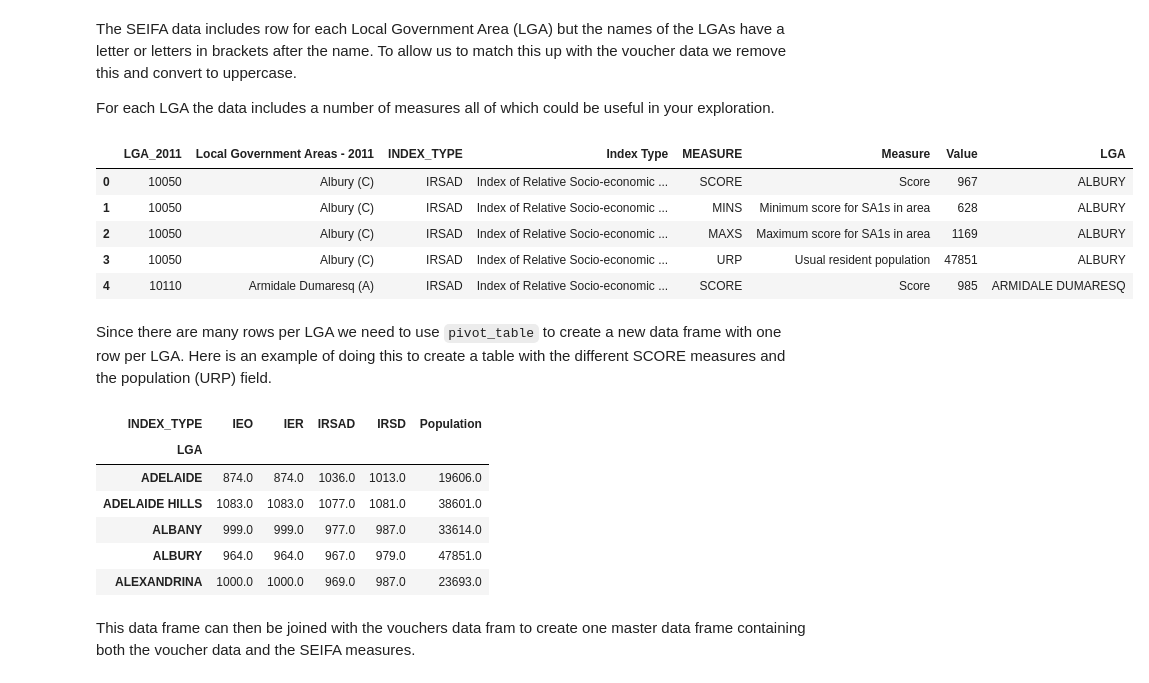
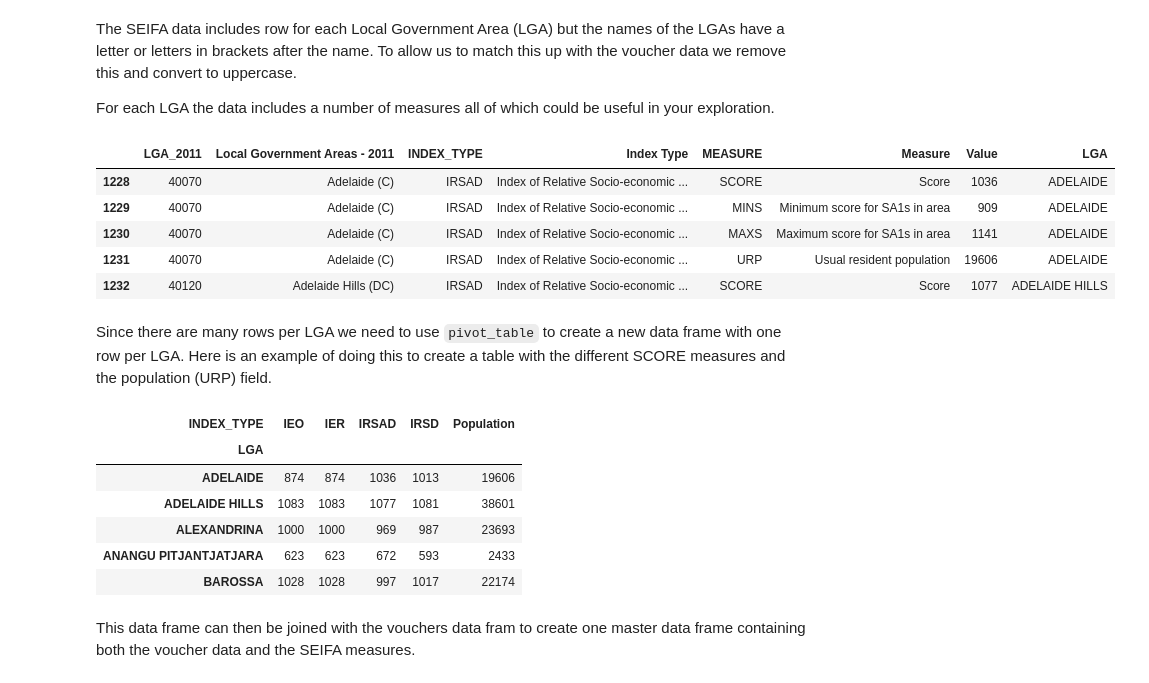
Before and after one commit to MQCOMP2200-S2-2021/data-science-portfolio-aarushi1998, a Jupyter notebook: Portfolio 2.ipynb, the cells around one changed output. Drawn from its saved outputs; the diff is of its cells as text; code cells hidden in the pictures.

```diff
--- a/Portfolio 2.ipynb
+++ b/Portfolio 2.ipynb
@@ -22,6 +22,7 @@ import numpy as np
 import matplotlib.pyplot as plt
 import seaborn as sns
 %matplotlib inline
+pd.set_option('display.max_rows', None)
 # %%
 # read the sports vouchers data
 sa_vouchers = pd.read_csv("files/sportsvouchersclaimed.csv")
@@ -40,16 +41,17 @@ For each LGA the data includes a number of measures all of which could be useful
 # %%
 # read the SEIFA data, create an LGA column by removing the letters in brackets and converting to uppercase
 seifa = pd.read_csv('files/ABS_SEIFA_LGA.csv')
+seifa = seifa[seifa.LGA_2011.astype(str).str[0] == '4']
 lga = seifa["Local Government Areas - 2011"].str.replace(' \([ACSRCDMT]+\)', '').str.upper()
 seifa['LGA'] = lga
 seifa.head()
 # %% [output]
 |  | LGA_2011 | Local Government Areas - 2011 | INDEX_TYPE | Index Type | MEASURE | Measure | Value | LGA |
-| 0 | 10050 | Albury (C) | IRSAD | Index of Relative Socio-economic ... | SCORE | Score | 967 | ALBURY |
-| 1 | 10050 | Albury (C) | IRSAD | Index of Relative Socio-economic ... | MINS | Minimum score for SA1s in area | 628 | ALBURY |
-| 2 | 10050 | Albury (C) | IRSAD | Index of Relative Socio-economic ... | MAXS | Maximum score for SA1s in area | 1169 | ALBURY |
-| 3 | 10050 | Albury (C) | IRSAD | Index of Relative Socio-economic ... | URP | Usual resident population | 47851 | ALBURY |
-| 4 | 10110 | Armidale Dumaresq (A) | IRSAD | Index of Relative Socio-economic ... | SCORE | Score | 985 | ARMIDALE DUMARESQ |
+| 1228 | 40070 | Adelaide (C) | IRSAD | Index of Relative Socio-economic ... | SCORE | Score | 1036 | ADELAIDE |
+| 1229 | 40070 | Adelaide (C) | IRSAD | Index of Relative Socio-economic ... | MINS | Minimum score for SA1s in area | 909 | ADELAIDE |
+| 1230 | 40070 | Adelaide (C) | IRSAD | Index of Relative Socio-economic ... | MAXS | Maximum score for SA1s in area | 1141 | ADELAIDE |
+| 1231 | 40070 | Adelaide (C) | IRSAD | Index of Relative Socio-economic ... | URP | Usual resident population | 19606 | ADELAIDE |
+| 1232 | 40120 | Adelaide Hills (DC) | IRSAD | Index of Relative Socio-economic ... | SCORE | Score | 1077 | ADELAIDE HILLS |
 # %% [markdown]
 Since there are many rows per LGA we need to use `pivot_table` to create a new data frame with one row per LGA. Here
 is an example of doing this to create a table with the different SCORE measures and the population (URP) field.
@@ -62,11 +64,11 @@ LGA_scores.head()
 # %% [output]
 | INDEX_TYPE | IEO | IER | IRSAD | IRSD | Population |
 | LGA |  |  |  |  |  |
-| ADELAIDE | 874.0 | 874.0 | 1036.0 | 1013.0 | 19606.0 |
-| ADELAIDE HILLS | 1083.0 | 1083.0 | 1077.0 | 1081.0 | 38601.0 |
-| ALBANY | 999.0 | 999.0 | 977.0 | 987.0 | 33614.0 |
-| ALBURY | 964.0 | 964.0 | 967.0 | 979.0 | 47851.0 |
-| ALEXANDRINA | 1000.0 | 1000.0 | 969.0 | 987.0 | 23693.0 |
+| ADELAIDE | 874 | 874 | 1036 | 1013 | 19606 |
+| ADELAIDE HILLS | 1083 | 1083 | 1077 | 1081 | 38601 |
+| ALEXANDRINA | 1000 | 1000 | 969 | 987 | 23693 |
+| ANANGU PITJANTJATJARA | 623 | 623 | 672 | 593 | 2433 |
+| BAROSSA | 1028 | 1028 | 997 | 1017 | 22174 |
 # %% [markdown]
 This data frame can then be joined with the vouchers data fram to create one master data frame containing both the voucher data and the SEIFA measures.
 # %%
```
Also changed, not shown: parts of 48 cells of this notebook, 3 other files.
